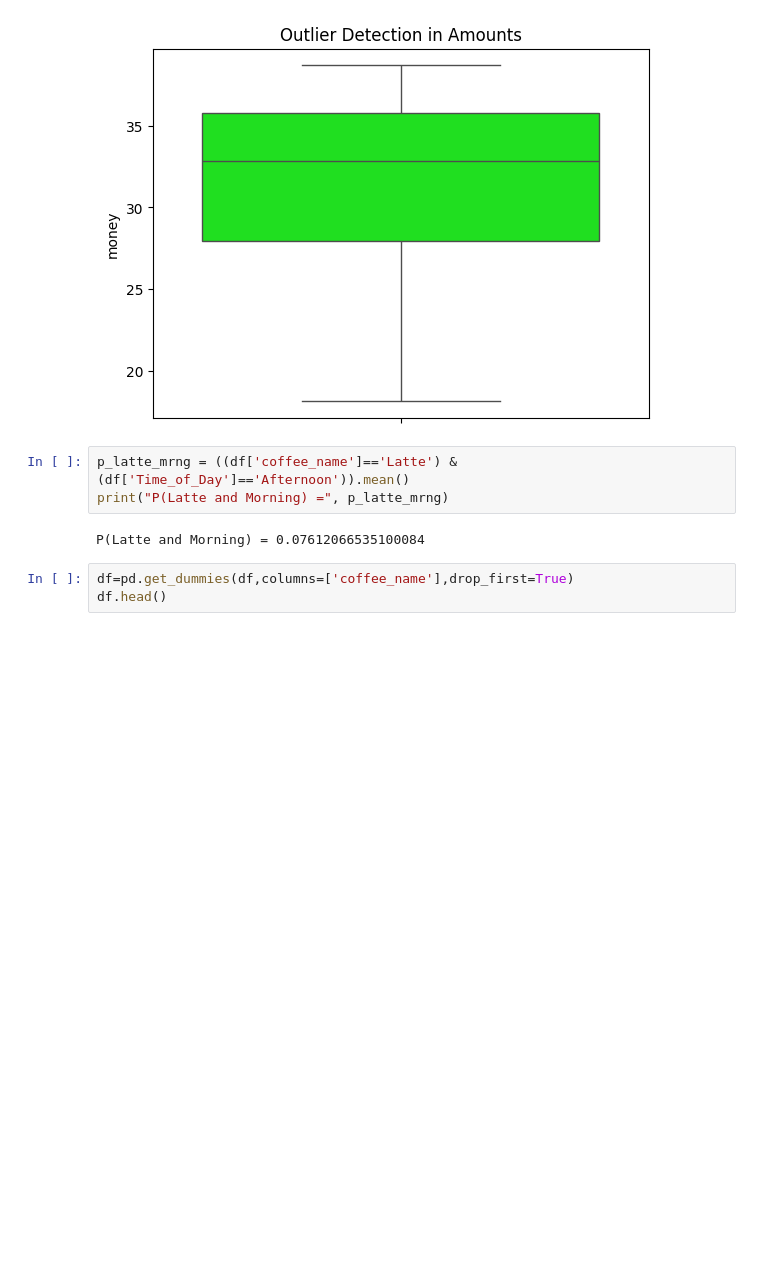
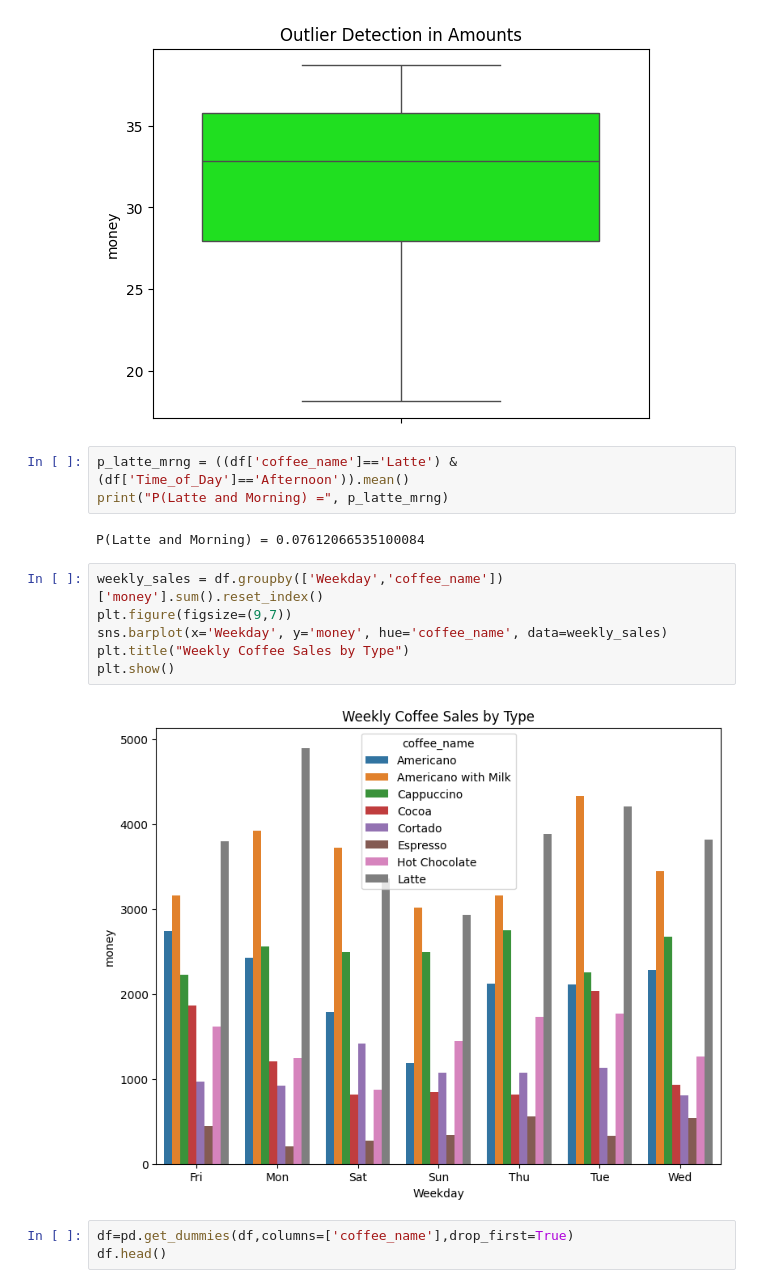
Before and after one commit to kanika-07cs/EDA-task3, a Jupyter notebook: EDA3.ipynb, the cells around one changed output. Cells and saved outputs as stored; diff of their text form; blank space fills up the shorter version.

```diff
--- a/EDA3.ipynb
+++ b/EDA3.ipynb
@@ -275,6 +284,14 @@ p_latte_mrng = ((df['coffee_name']=='Latte') & (df['Time_of_Day']=='Afternoon'))
 print("P(Latte and Morning) =", p_latte_mrng)
 # %% [output]
 P(Latte and Morning) = 0.07612066535100084
+# %%
+weekly_sales = df.groupby(['Weekday','coffee_name'])['money'].sum().reset_index()
+plt.figure(figsize=(9,7))
+sns.barplot(x='Weekday', y='money', hue='coffee_name', data=weekly_sales)
+plt.title("Weekly Coffee Sales by Type")
+plt.show()
+# %% [output]
+[figure, added]
 # %%
 df=pd.get_dummies(df,columns=['coffee_name'],drop_first=True)
 df.head()
```
Also changed, not shown: parts of 5 cells of this notebook.
